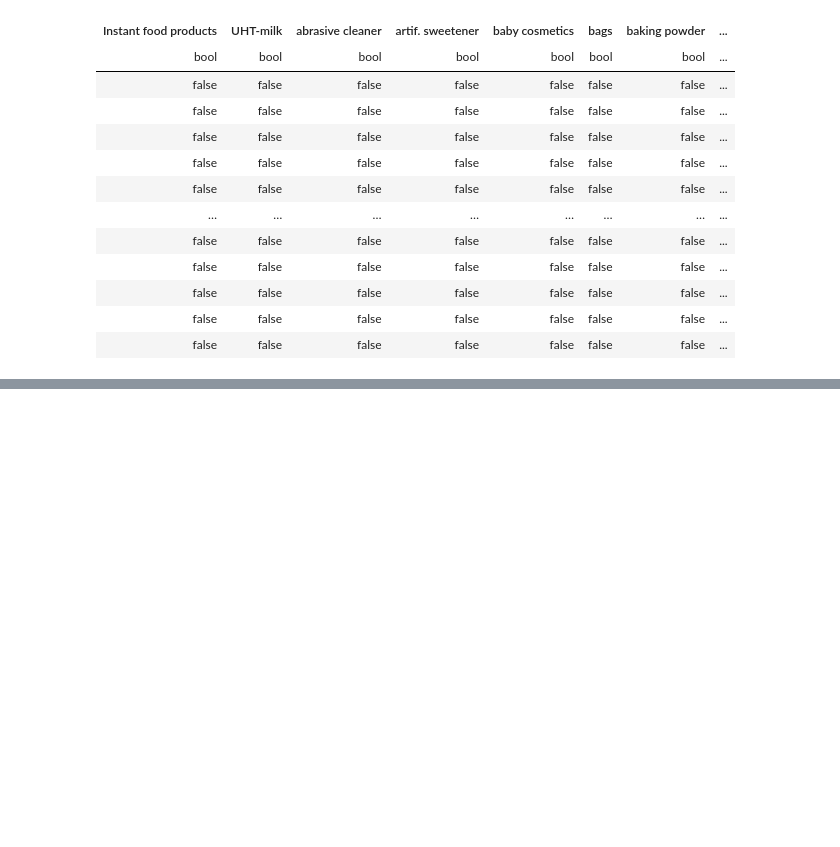
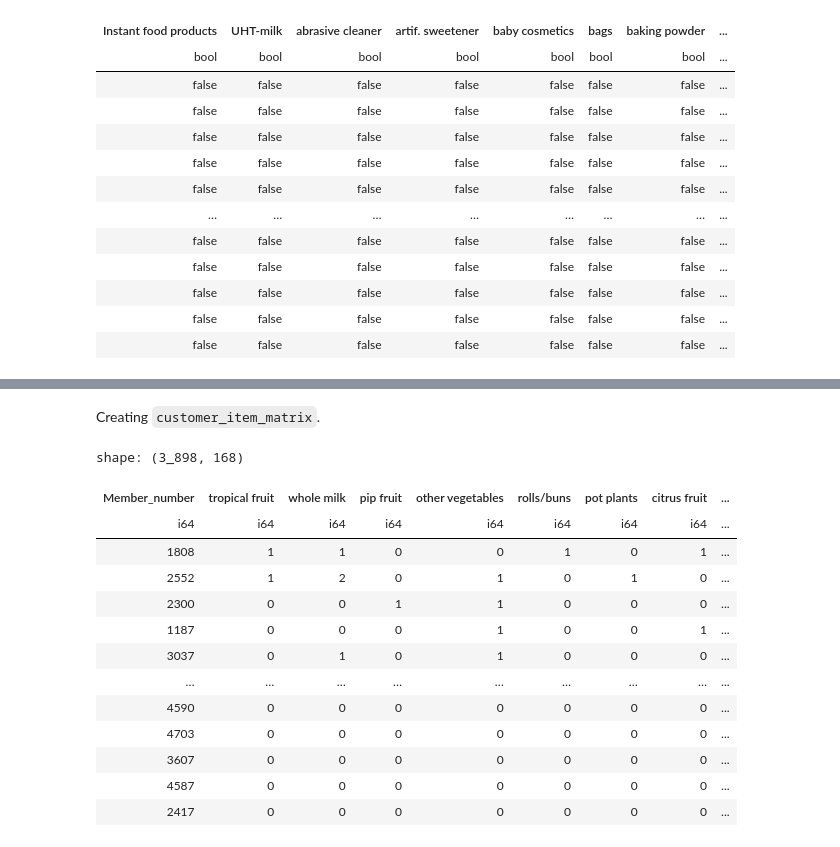
Before and after one commit to pan93412/nkust-homework, a Jupyter notebook: semester-5/business-platform-design/ch11/hw11.ipynb, the cells around one changed output, grey strips where cells are left out. Saved outputs shown, nothing was run; the diff lists cells and outputs as text; code cells hidden in the pictures; blank space fills up the shorter version.

```diff
--- a/semester-5/business-platform-design/ch11/hw11.ipynb
+++ b/semester-5/business-platform-design/ch11/hw11.ipynb
@@ -140,0 +146,26 @@ shape: (26, 10)
+# %% [markdown]
+Creating `customer_item_matrix`.
+# %%
+customer_item_matrix = df.pivot(
+    values="Quality",
+    index="Member_number",
+    on="itemDescription",
+    aggregate_function="sum"
+).fill_null(0)
+
+customer_item_matrix
+# %% [output]
+shape: (3_898, 168)
+| Member_number | tropical fruit | whole milk | pip fruit | other vegetables | rolls/buns | pot plants | citrus fruit | ... |
+| i64 | i64 | i64 | i64 | i64 | i64 | i64 | i64 | ... |
+| 1808 | 1 | 1 | 0 | 0 | 1 | 0 | 1 | ... |
+| 2552 | 1 | 2 | 0 | 1 | 0 | 1 | 0 | ... |
+| 2300 | 0 | 0 | 1 | 1 | 0 | 0 | 0 | ... |
+| 1187 | 0 | 0 | 0 | 1 | 0 | 0 | 1 | ... |
+| 3037 | 0 | 1 | 0 | 1 | 0 | 0 | 0 | ... |
+| … | … | … | … | … | … | … | … | ... |
+| 4590 | 0 | 0 | 0 | 0 | 0 | 0 | 0 | ... |
+| 4703 | 0 | 0 | 0 | 0 | 0 | 0 | 0 | ... |
+| 3607 | 0 | 0 | 0 | 0 | 0 | 0 | 0 | ... |
+| 4587 | 0 | 0 | 0 | 0 | 0 | 0 | 0 | ... |
+| 2417 | 0 | 0 | 0 | 0 | 0 | 0 | 0 | ... |
```
Also changed, not shown: parts of 16 cells of this notebook.
